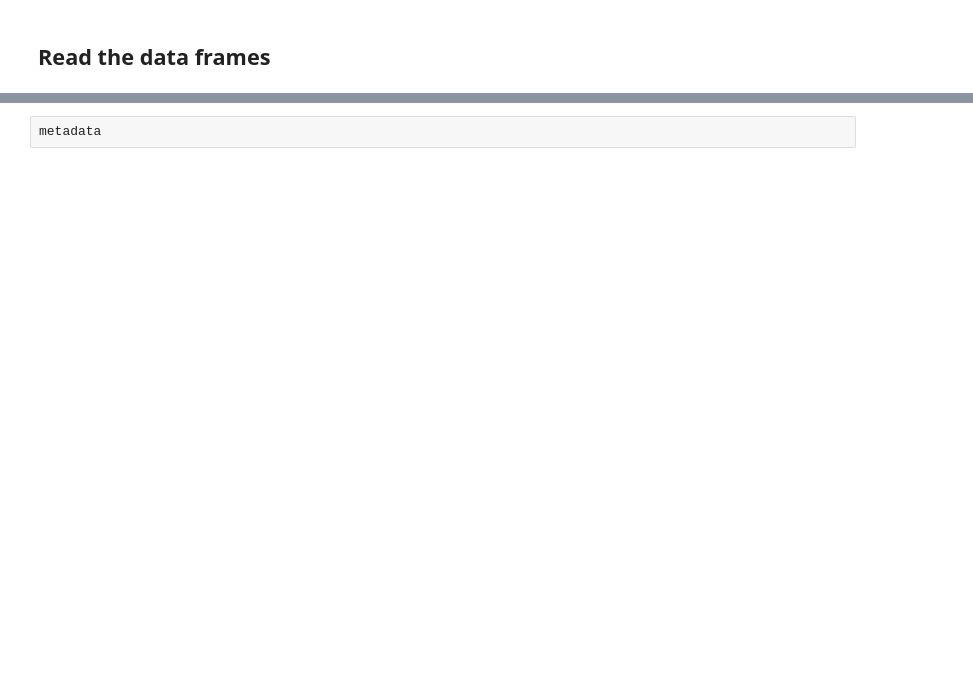
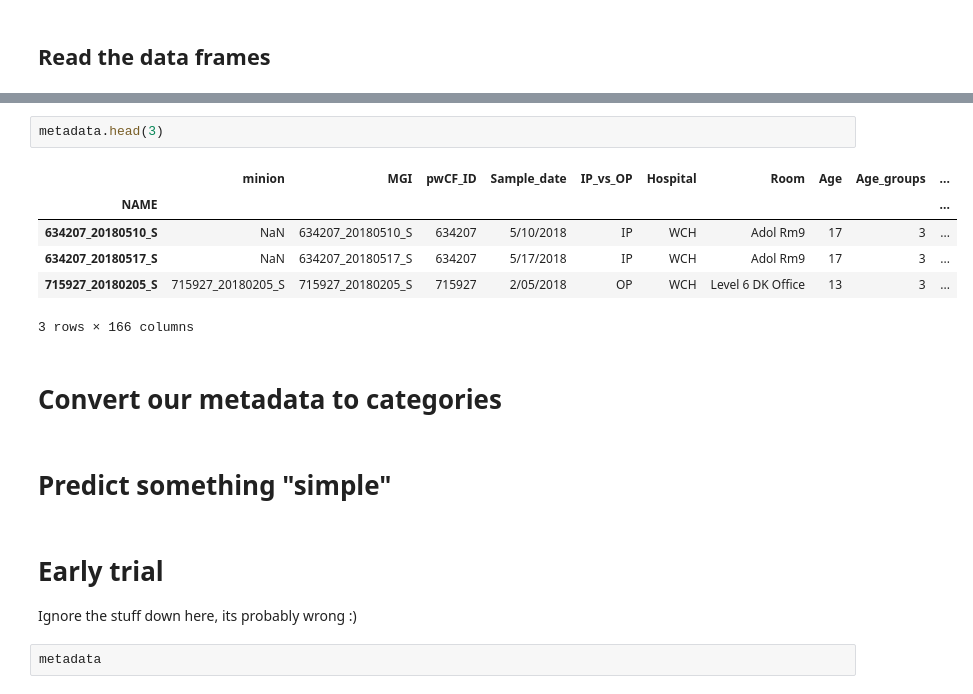
Before and after one commit to linsalrob/CF_2024, a Jupyter notebook: Jupyter/LMM.ipynb, the cells around one changed output, grey strips where cells are left out. Drawn from its saved outputs; the diff is of its cells as text; blank space fills up the shorter version.

```diff
--- a/Jupyter/LMM.ipynb
+++ b/Jupyter/LMM.ipynb
@@ -86,3 +172,20 @@ The metadata df has shape: (127, 166)
+# %%
+metadata.head(3)
+# %% [output]
+|  | minion | MGI | pwCF_ID | Sample_date | IP_vs_OP | Hospital | Room | Age | Age_groups | ... |
+| NAME |  |  |  |  |  |  |  |  |  | ... |
+| 634207_20180510_S | NaN | 634207_20180510_S | 634207 | 5/10/2018 | IP | WCH | Adol Rm9 | 17 | 3 | ... |
+| 634207_20180517_S | NaN | 634207_20180517_S | 634207 | 5/17/2018 | IP | WCH | Adol Rm9 | 17 | 3 | ... |
+| 715927_20180205_S | 715927_20180205_S | 715927_20180205_S | 715927 | 2/05/2018 | OP | WCH | Level 6 DK Office | 13 | 3 | ... |
+3 rows × 166 columns
+# %% [markdown]
+# Convert our metadata to categories
+# %% [markdown]
+# Predict something "simple"
+# %% [markdown]
+# Early trial
+
+Ignore the stuff down here, its probably wrong :)
 # %%
 metadata
 # %% [output]
```
Also changed, not shown: parts of 21 cells of this notebook.
